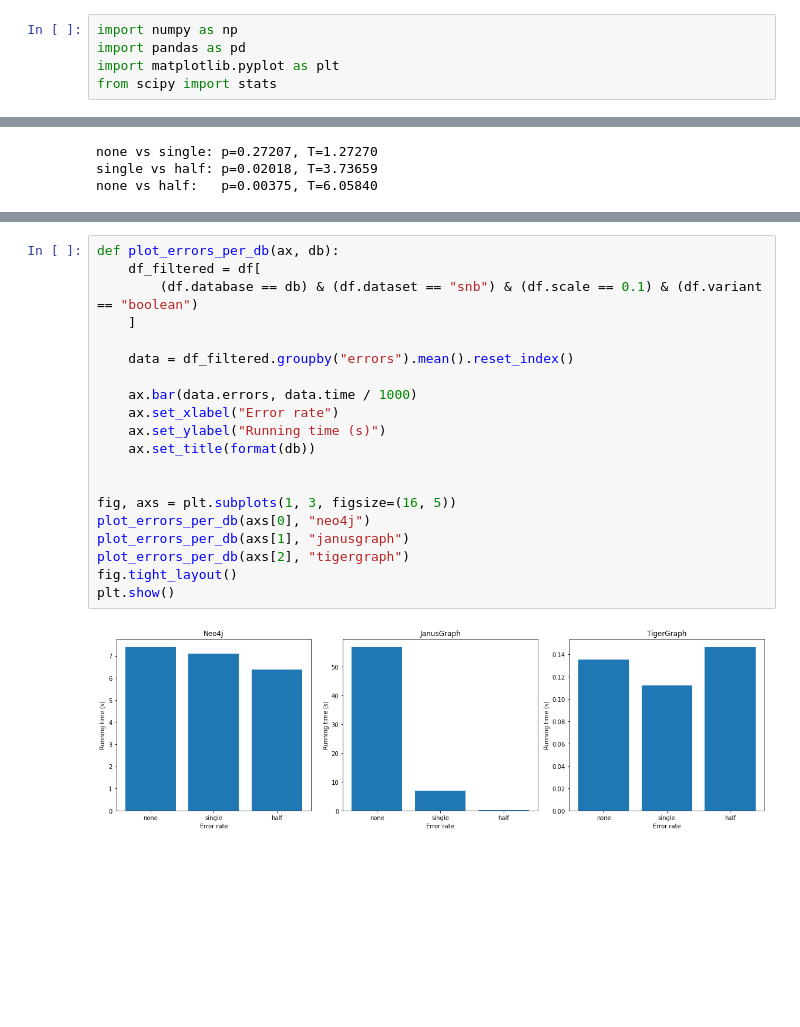
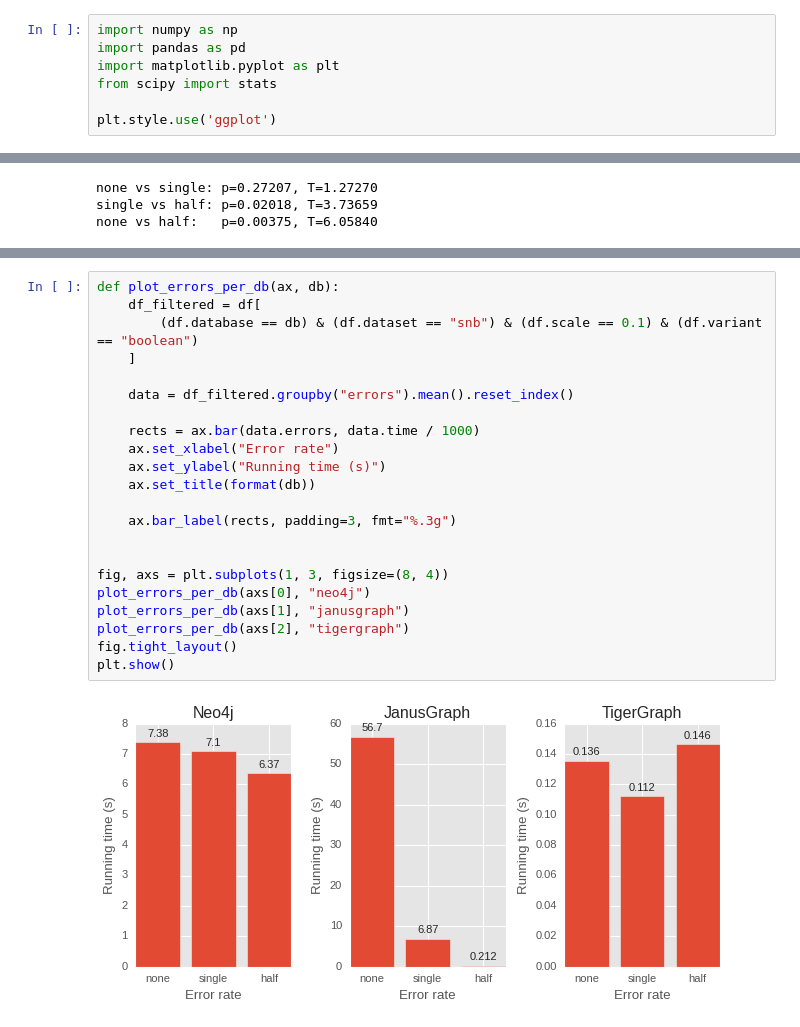
Before and after one commit to nimobeeren/thesis, a Jupyter notebook: analysis/analysis.ipynb, the cells around one changed output, grey strips where cells are left out. Drawn from its saved outputs; the diff is of its cells as text; blank space fills up the shorter version.

Commit message:
plot styling

```diff
--- a/analysis/analysis.ipynb
+++ b/analysis/analysis.ipynb
@@ -3,6 +3,8 @@ import numpy as np
 import pandas as pd
 import matplotlib.pyplot as plt
 from scipy import stats
+
+plt.style.use('ggplot')
 # %%
 from pandas.api.types import CategoricalDtype
 
@@ -99,25 +101,27 @@ plt.show()
 # %%
 def plot_errors_per_db(ax, db):
     df_filtered = df[
         (df.database == db) & (df.dataset == "snb") & (df.scale == 0.1) & (df.variant == "boolean")
     ]
 
     data = df_filtered.groupby("errors").mean().reset_index()
 
-    ax.bar(data.errors, data.time / 1000)
+    rects = ax.bar(data.errors, data.time / 1000)
     ax.set_xlabel("Error rate")
     ax.set_ylabel("Running time (s)")
     ax.set_title(format(db))
 
+    ax.bar_label(rects, padding=3, fmt="%.3g")
 
-fig, axs = plt.subplots(1, 3, figsize=(16, 5))
+
+fig, axs = plt.subplots(1, 3, figsize=(8, 4))
 plot_errors_per_db(axs[0], "neo4j")
 plot_errors_per_db(axs[1], "janusgraph")
 plot_errors_per_db(axs[2], "tigergraph")
 fig.tight_layout()
 plt.show()
 # %% [output]
-[figure, old version]
+[figure, new version]
 # %%
 def generate_label(row):
     if row.dataset == "recommendations":
```
Also changed, not shown: parts of 2 cells of this notebook.
